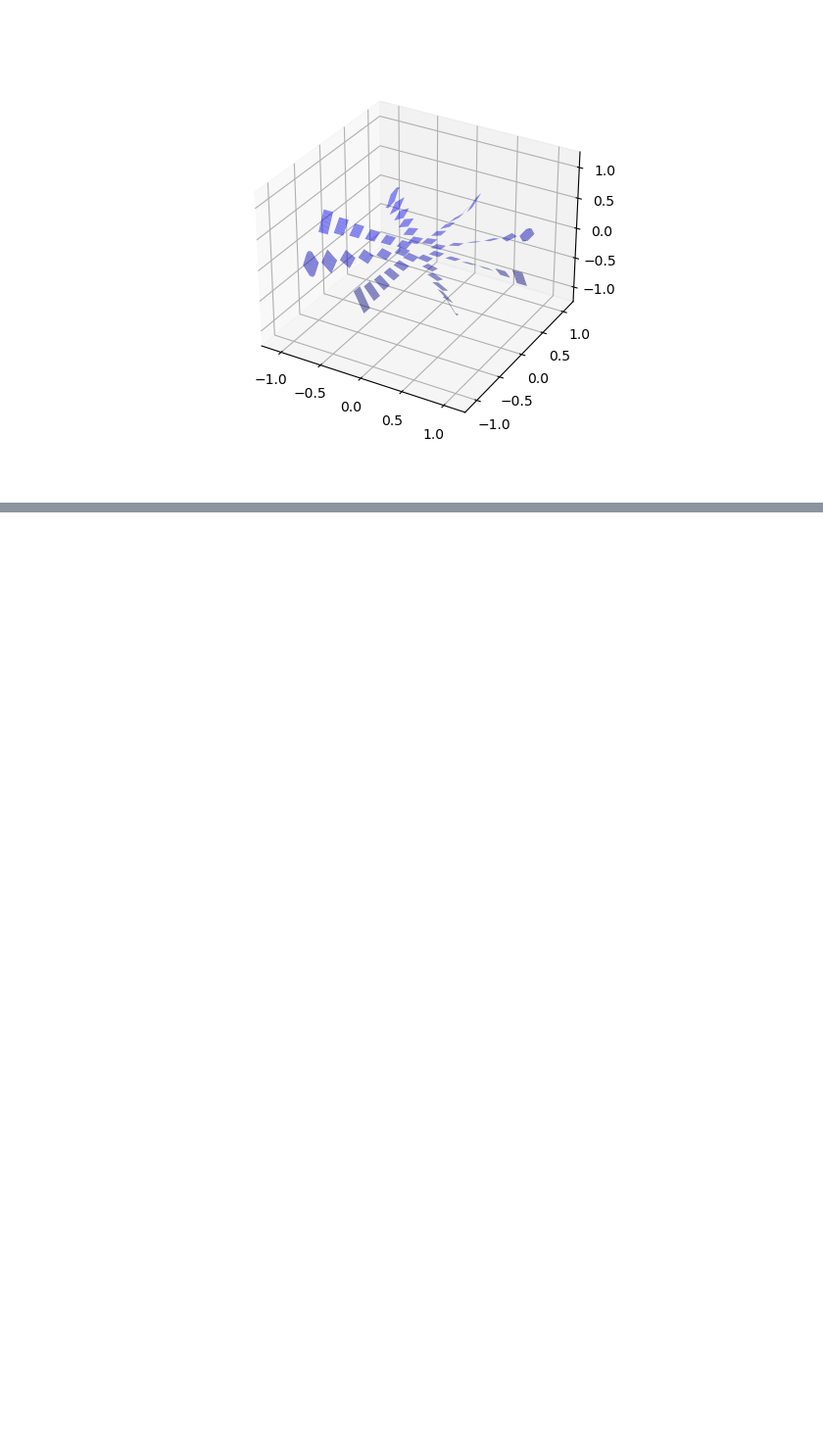
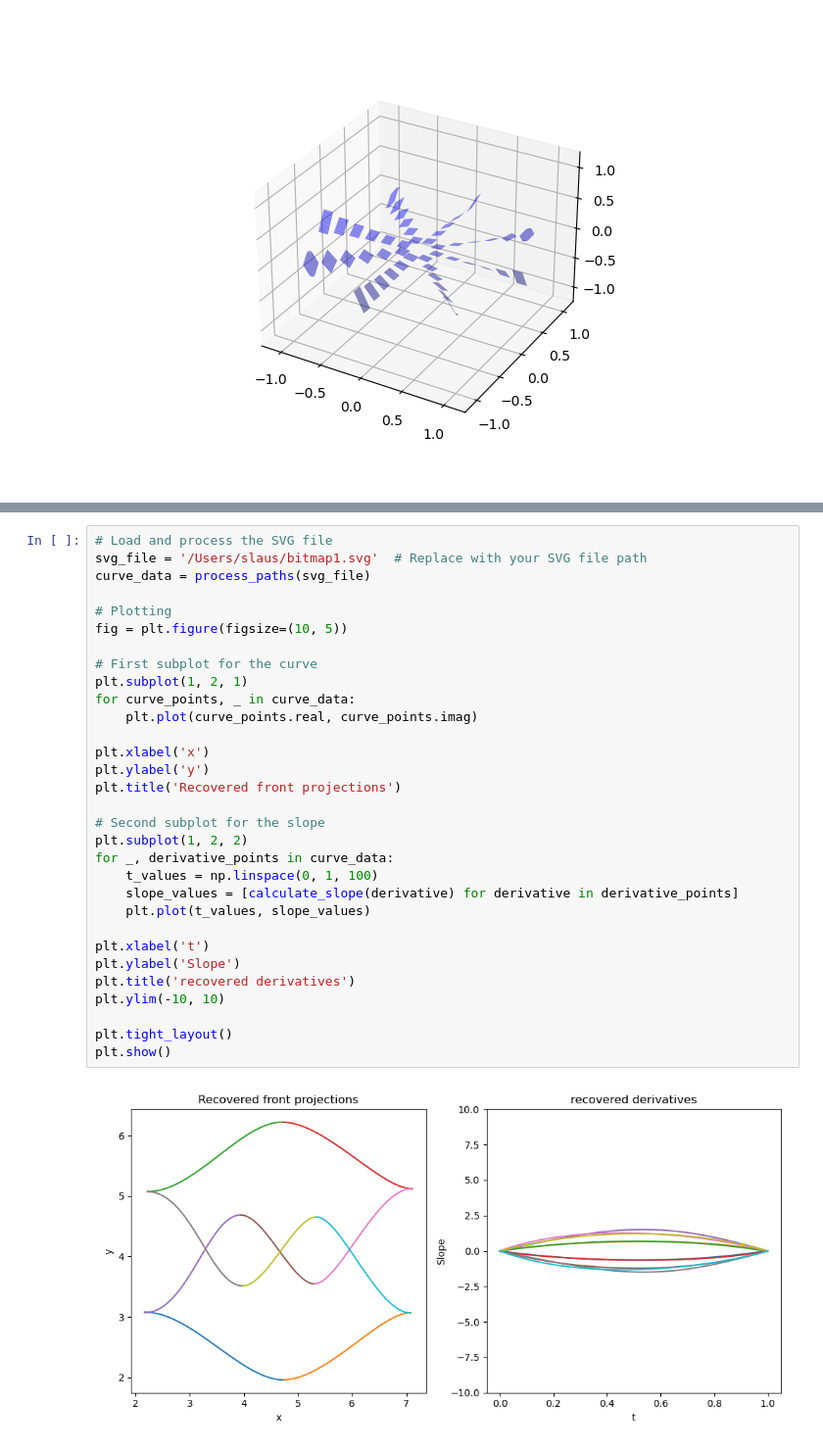
Before and after one commit to slausmeister/knoty, a Jupyter notebook: Knots.ipynb, the cells around one changed output, grey strips where cells are left out. Shown at 98% size. Saved outputs shown, nothing was run; the diff lists cells and outputs as text; blank space fills up the shorter version.

Commit message:
Script can now import Bezier curves from SVG files and visualize them in 3D.

```diff
--- a/Knots.ipynb
+++ b/Knots.ipynb
@@ -420,0 +248,33 @@ plt.show()
+# %%
+# Load and process the SVG file
+svg_file = '/Users/slaus/bitmap1.svg'  # Replace with your SVG file path
+curve_data = process_paths(svg_file)
+
+# Plotting
+fig = plt.figure(figsize=(10, 5))
+
+# First subplot for the curve
+plt.subplot(1, 2, 1)
+for curve_points, _ in curve_data:
+    plt.plot(curve_points.real, curve_points.imag)
+
+plt.xlabel('x')
+plt.ylabel('y')
+plt.title('Recovered front projections')
+
+# Second subplot for the slope
+plt.subplot(1, 2, 2)
+for _, derivative_points in curve_data:
+    t_values = np.linspace(0, 1, 100)
+    slope_values = [calculate_slope(derivative) for derivative in derivative_points]
+    plt.plot(t_values, slope_values)
+
+plt.xlabel('t')
+plt.ylabel('Slope')
+plt.title('recovered derivatives')
+plt.ylim(-10, 10)
+
+plt.tight_layout()
+plt.show()
+# %% [output]
+[figure, added]
```
Also changed, not shown: parts of 4 cells of this notebook, 3 other files.
